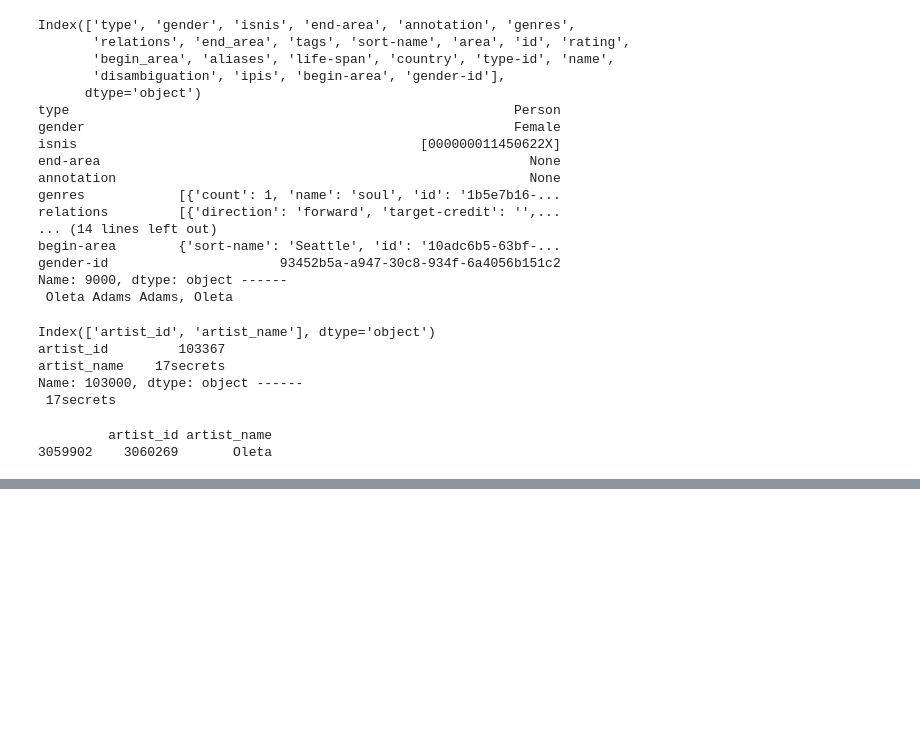
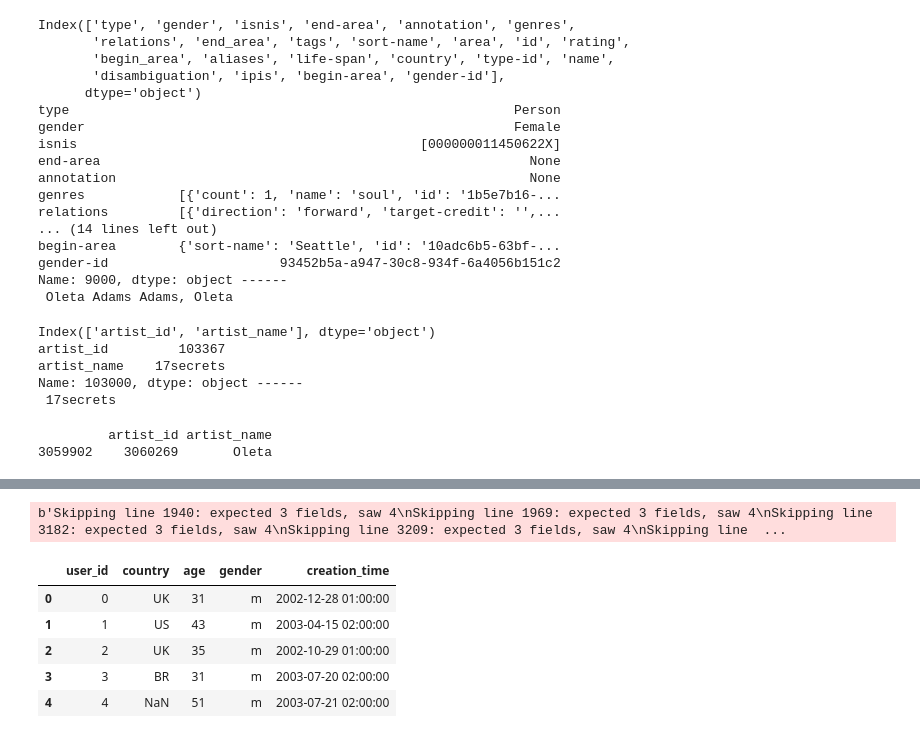
Before and after one commit to moradiarmin/CulturalDiscoverability, a Jupyter notebook: playground.ipynb, the cells around one changed output, grey strips where cells are left out. Drawn from its saved outputs; the diff is of its cells as text; code cells hidden in the pictures; blank space fills up the shorter version.

```diff
--- a/playground.ipynb
+++ b/playground.ipynb
@@ -171,0 +176,5 @@ for d in df_2b:
+# %%
+import os
+
+scratch_directory = os.environ.get('SCRATCH') + '/'
+home_directory = os.environ.get('HOME') + '/'
@@ -171,0 +198,17 @@ for d in df_2b:
+# %%
+names = ['listening-counts.tsv.bz2', 'users.tsv.bz2', 'tracks.tsv.bz2']
+
+# listening_counts_df = pd.read_csv(scratch_directory + f'data/LFM-2b/{names[0]}', compression='bz2', sep='\t', error_bad_lines=False)
+users_df = pd.read_csv(scratch_directory + f'data/LFM-2b/{names[1]}', compression='bz2', sep='\t', error_bad_lines=False)
+tracks_df = pd.read_csv(scratch_directory + f'data/LFM-2b/{names[2]}', compression='bz2', sep='\t', error_bad_lines=False)
+# %% [output]
+b'Skipping line 1940: expected 3 fields, saw 4\nSkipping line 1969: expected 3 fields, saw 4\nSkipping line 3182: expected 3 fields, saw 4\nSkipping line 3209: expected 3 fields, saw 4\nSkipping line  ...
+# %%
+users_df.head()
+# %% [output]
+|  | user_id | country | age | gender | creation_time |
+| 0 | 0 | UK | 31 | m | 2002-12-28 01:00:00 |
+| 1 | 1 | US | 43 | m | 2003-04-15 02:00:00 |
+| 2 | 2 | UK | 35 | m | 2002-10-29 01:00:00 |
+| 3 | 3 | BR | 31 | m | 2003-07-20 02:00:00 |
+| 4 | 4 | NaN | 51 | m | 2003-07-21 02:00:00 |
```
Also changed, not shown: parts of 5 cells of this notebook, 4 other files.
